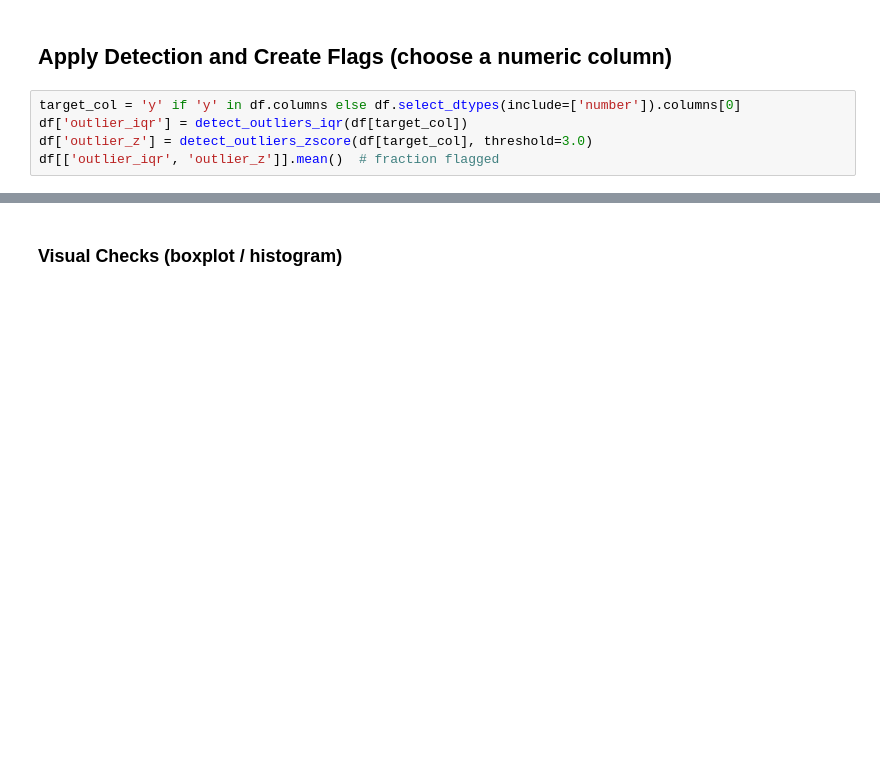
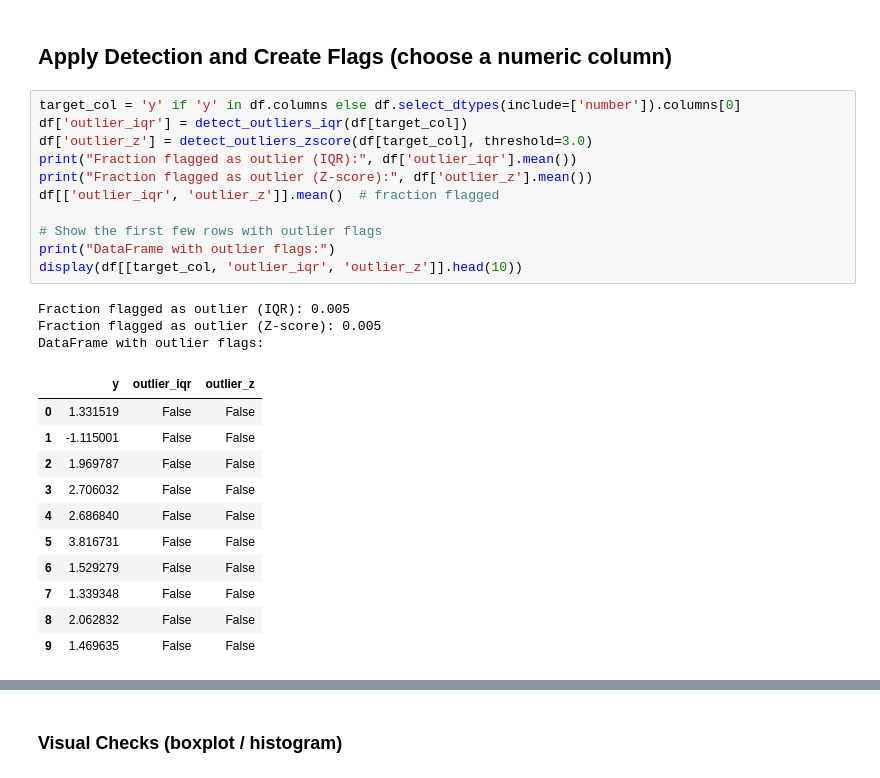
Before and after one commit to yuqingyan2003/bootcamp_Yuqing_Yan, a Jupyter notebook: homework/stage07_outliers-risk-assumptions/stage07_outliers-risk-assumptions_homework-starter.ipynb, the cells around one changed output, grey strips where cells are left out. Drawn from its saved outputs; the diff is of its cells as text; blank space fills up the shorter version.

```diff
--- a/homework/stage07_outliers-risk-assumptions/stage07_outliers-risk-assumptions_homework-starter.ipynb
+++ b/homework/stage07_outliers-risk-assumptions/stage07_outliers-risk-assumptions_homework-starter.ipynb
@@ -117,5 +126,26 @@ def winsorize_series(series: pd.Series, lower: float = 0.05, upper: float = 0.95
 # %%
 target_col = 'y' if 'y' in df.columns else df.select_dtypes(include=['number']).columns[0]
 df['outlier_iqr'] = detect_outliers_iqr(df[target_col])
 df['outlier_z'] = detect_outliers_zscore(df[target_col], threshold=3.0)
+print("Fraction flagged as outlier (IQR):", df['outlier_iqr'].mean())
+print("Fraction flagged as outlier (Z-score):", df['outlier_z'].mean())
 df[['outlier_iqr', 'outlier_z']].mean()  # fraction flagged
+
+# Show the first few rows with outlier flags
+print("DataFrame with outlier flags:")
+display(df[[target_col, 'outlier_iqr', 'outlier_z']].head(10))
+# %% [output]
+Fraction flagged as outlier (IQR): 0.005
+Fraction flagged as outlier (Z-score): 0.005
+DataFrame with outlier flags:
+|  | y | outlier_iqr | outlier_z |
+| 0 | 1.331519 | False | False |
+| 1 | -1.115001 | False | False |
+| 2 | 1.969787 | False | False |
+| 3 | 2.706032 | False | False |
+| 4 | 2.686840 | False | False |
+| 5 | 3.816731 | False | False |
+| 6 | 1.529279 | False | False |
+| 7 | 1.339348 | False | False |
+| 8 | 2.062832 | False | False |
+| 9 | 1.469635 | False | False |
```
Also changed, not shown: parts of 16 cells of this notebook, 4 other files.
